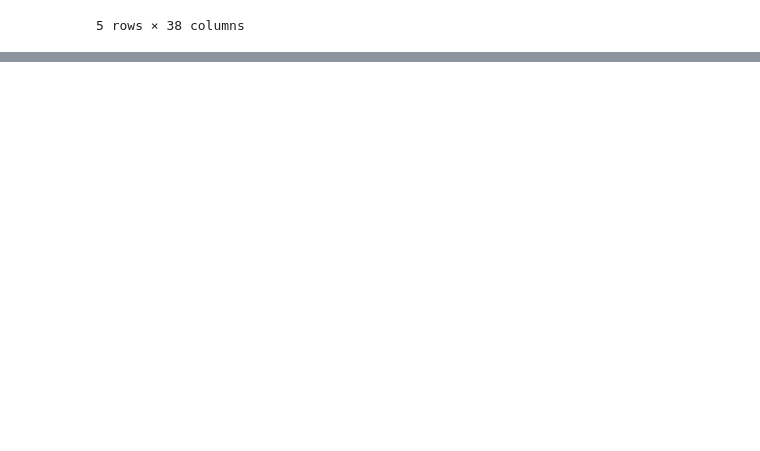
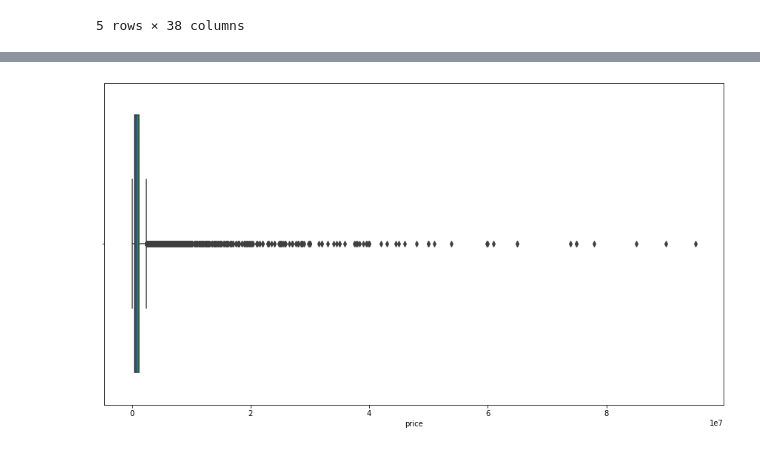
Before and after one commit to erin-vu/real_estate, a Jupyter notebook: Real Estate Analysis.ipynb, the cells around one changed output, grey strips where cells are left out. Cells and saved outputs as stored; diff of their text form; code cells hidden in the pictures; blank space fills up the shorter version.

```diff
--- a/Real Estate Analysis.ipynb
+++ b/Real Estate Analysis.ipynb
@@ -94,0 +130,6 @@ ax.hist(df['price'])
+# %%
+#Boxplot with outliers
+fig, ax = plt.subplots(figsize=(15, 8))
+sns.boxplot(x=df['price'], showmeans=True, meanline=True);
+# %% [output]
+[figure, added]
```
Also changed, not shown: parts of 19 cells of this notebook.
